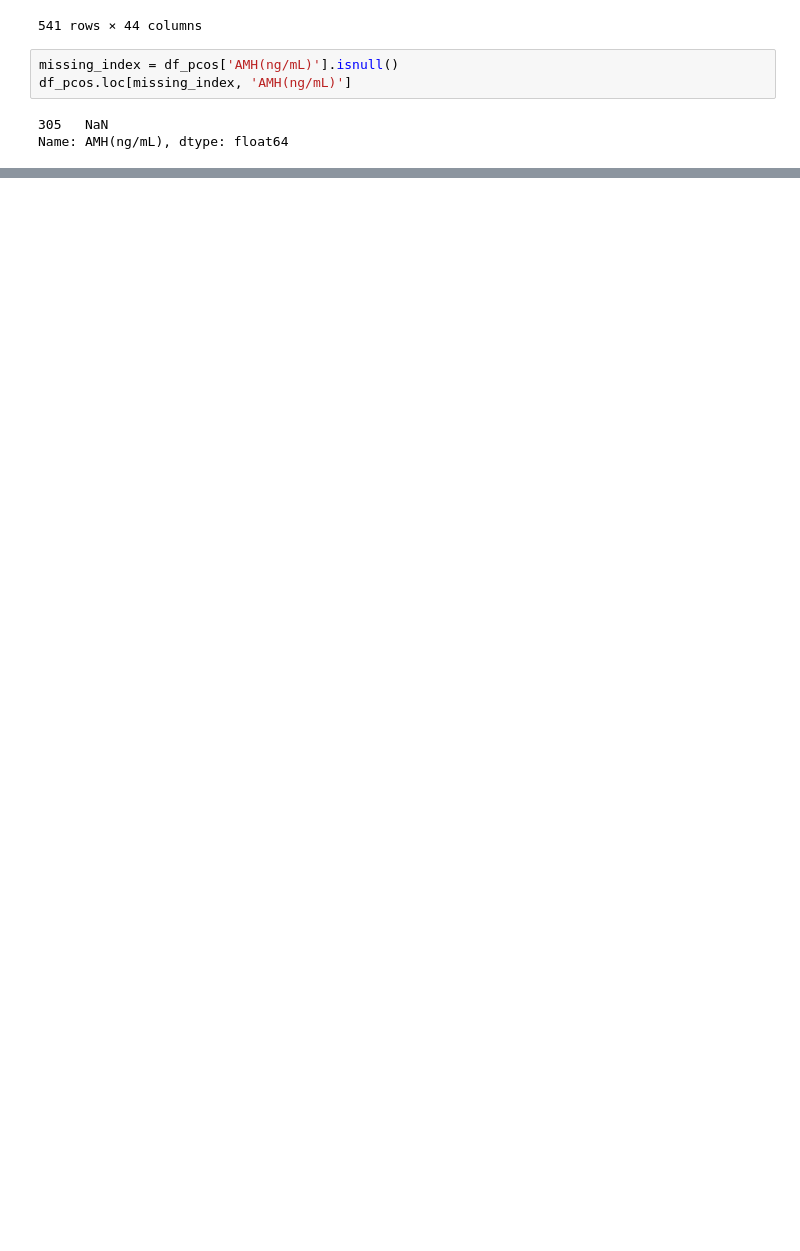
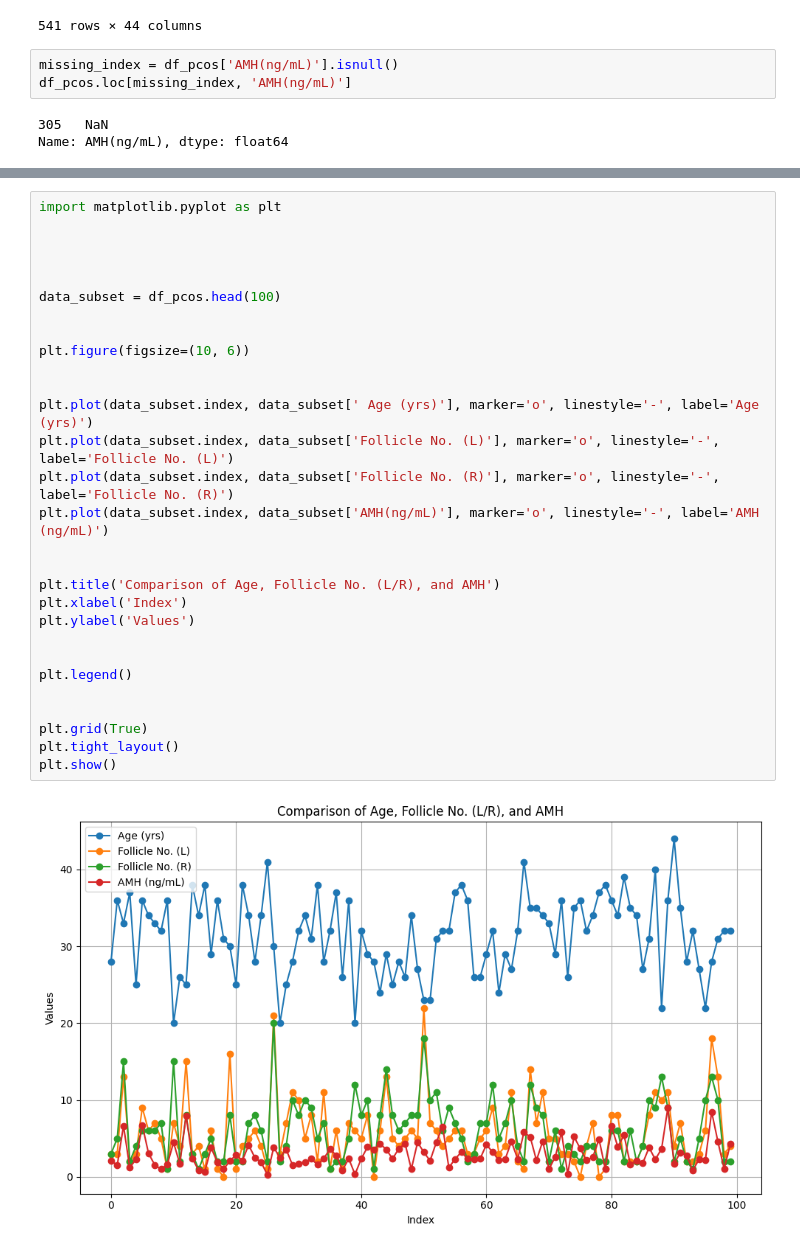
Before and after one commit to tina-m-dev/pcos, a Jupyter notebook: Untitled6.ipynb, the cells around one changed output, grey strips where cells are left out. Cells and saved outputs as stored; diff of their text form; blank space fills up the shorter version.

```diff
--- a/Untitled6.ipynb
+++ b/Untitled6.ipynb
@@ -28,0 +74,31 @@ Name: AMH(ng/mL), dtype: float64
+# %%
+import matplotlib.pyplot as plt
+
+
+
+
+data_subset = df_pcos.head(100)
+
+
+plt.figure(figsize=(10, 6))
+
+
+plt.plot(data_subset.index, data_subset[' Age (yrs)'], marker='o', linestyle='-', label='Age (yrs)')
+plt.plot(data_subset.index, data_subset['Follicle No. (L)'], marker='o', linestyle='-', label='Follicle No. (L)')
+plt.plot(data_subset.index, data_subset['Follicle No. (R)'], marker='o', linestyle='-', label='Follicle No. (R)')
+plt.plot(data_subset.index, data_subset['AMH(ng/mL)'], marker='o', linestyle='-', label='AMH (ng/mL)')
+
+
+plt.title('Comparison of Age, Follicle No. (L/R), and AMH')
+plt.xlabel('Index')
+plt.ylabel('Values')
+
+
+plt.legend()
+
+
+plt.grid(True)
+plt.tight_layout()
+plt.show()
+# %% [output]
+[figure, added]
```
Also changed, not shown: parts of 7 cells of this notebook.
